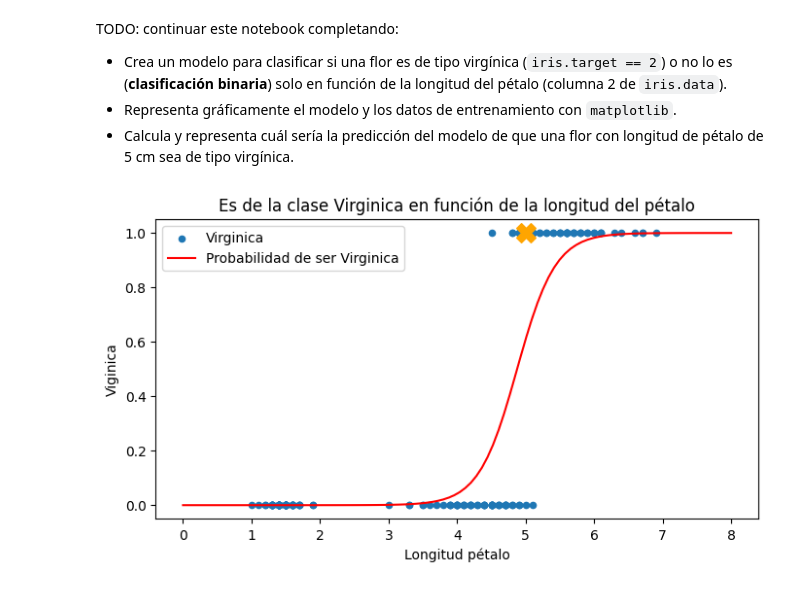
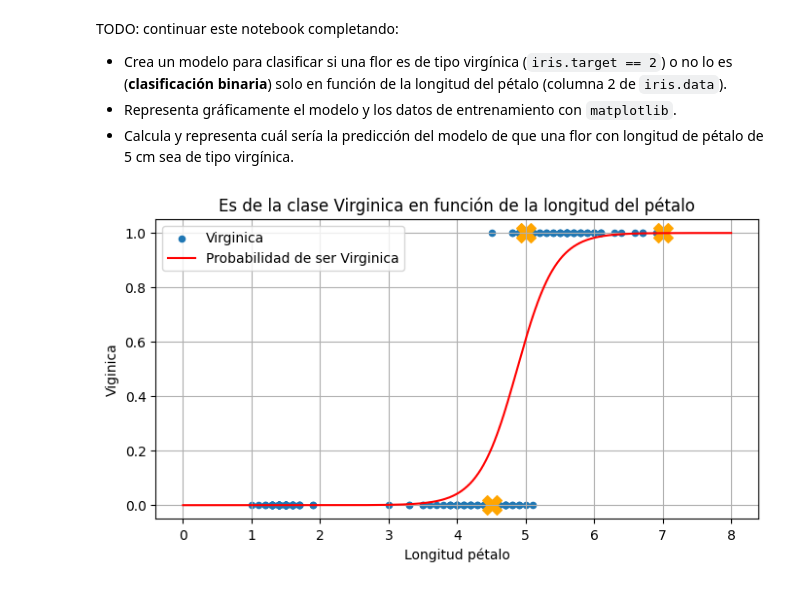
Before and after one commit to madameWebb/python-ejercicios, a Jupyter notebook: tareaClasificacionBinaria.ipynb, the cells around one changed output. Saved outputs shown, nothing was run; the diff lists cells and outputs as text; code cells hidden in the pictures.

Commit message:
grid

```diff
--- a/tareaClasificacionBinaria.ipynb
+++ b/tareaClasificacionBinaria.ipynb
@@ -112,32 +112,33 @@ TODO: continuar este notebook completando:
 import pandas as pd
 
 # El conjunto de datos ya se cargó previamente (iris = load_iris())
 
 #Se convierte a dataFrame
 df = pd.DataFrame(data=iris.data, columns=iris.feature_names)
 # Se agrega una nueva columna donde se indica con un 1 o un 0 si la flor es Virginica.
 df['esVirginica'] = (iris.target == 2).astype(int) # (iris.target == 2) devuelve una serie de booleanos; astype(int) convierte los booleanos a 0 (false) o 1 (true)
 
 # Se crea el modelo
 modeloViginica = LogisticRegression().fit(df[["petal length (cm)"]], df['esVirginica']) #Se entrena el modelo con los datos que ya tenemos, fit() es el entrenador, recibe la variable o
 #variables indepnedientes (df[["petal length (cm)"]]) y la variable dependiente que ya conocemos (df['esVirginica']), Así después se puede predecir en base a la variable independiente
 #el valor de la variable dependiente
 
 df.plot(kind='scatter', # Crear un diagrama de dispersión (scatter)
         x='petal length (cm)',       # largo del pétalo en el eje x
         xlabel='Longitud pétalo',
         y='esVirginica',    # Es (1) o no es (0) Virginica en el eje y
         ylabel='Viginica',
         figsize=(8, 4),  # Reduzca el tamaño vertical ya que solo hay dos valores en el eje y
         title='Es de la clase Virginica en función de la longitud del pétalo',
         label="Virginica")
 x_sigmoide = np.linspace(0, 8, 1000) # Array de 1000 valores entre 0 y 8 para sacar una curva mona
 df_sigmoide = pd.DataFrame({'petal length (cm)': x_sigmoide}) # Creamos un nuevo DataFrame con los valores de los pétalos de la curva
 y_sigmoide = modeloViginica.predict_proba(df_sigmoide[['petal length (cm)']]) # Calculamos los valores de y para esos pétalos
 plt.plot(x_sigmoide, y_sigmoide[:, 1], 'r-', label='Probabilidad de ser Virginica')
-petalos = pd.DataFrame({'petal length (cm)': [5]}) # Creamos un nuevo DataFrame con los pétalos a comprobar, en este caso sólo uno, el cinco
+petalos = pd.DataFrame({'petal length (cm)': [5, 4.5, 7]}) # Creamos un nuevo DataFrame con los pétalos a comprobar, en este caso sólo uno, el cinco
 plt.scatter(petalos, modeloViginica.predict(petalos), color='orange', marker='X', s=200) # Se crea el diagrama
 plt.legend() # Se agrega la leyenda
+plt.grid(True) # Para comprobar que todo está donde tiene que estar
 plt.show() #Se muestra
 # %% [output]
-[figure, old version]
+[figure, new version]
```
